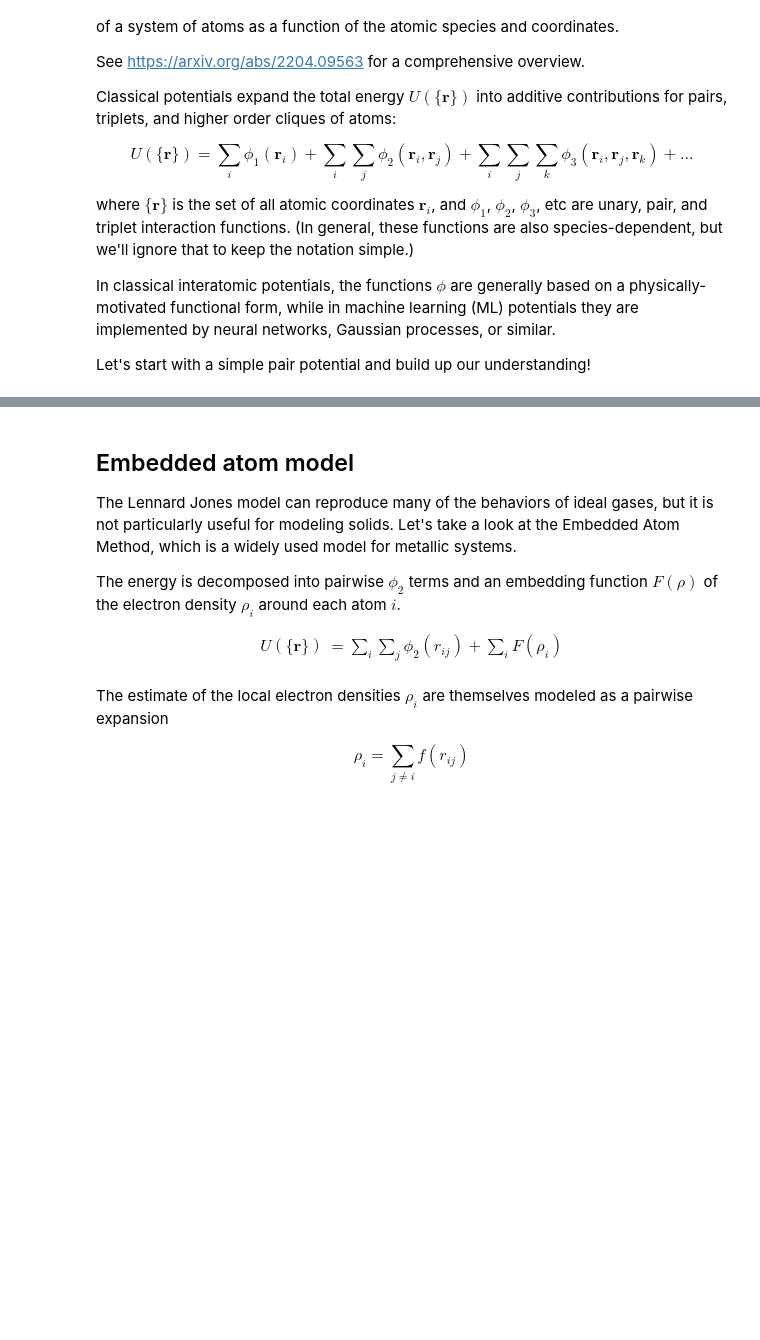
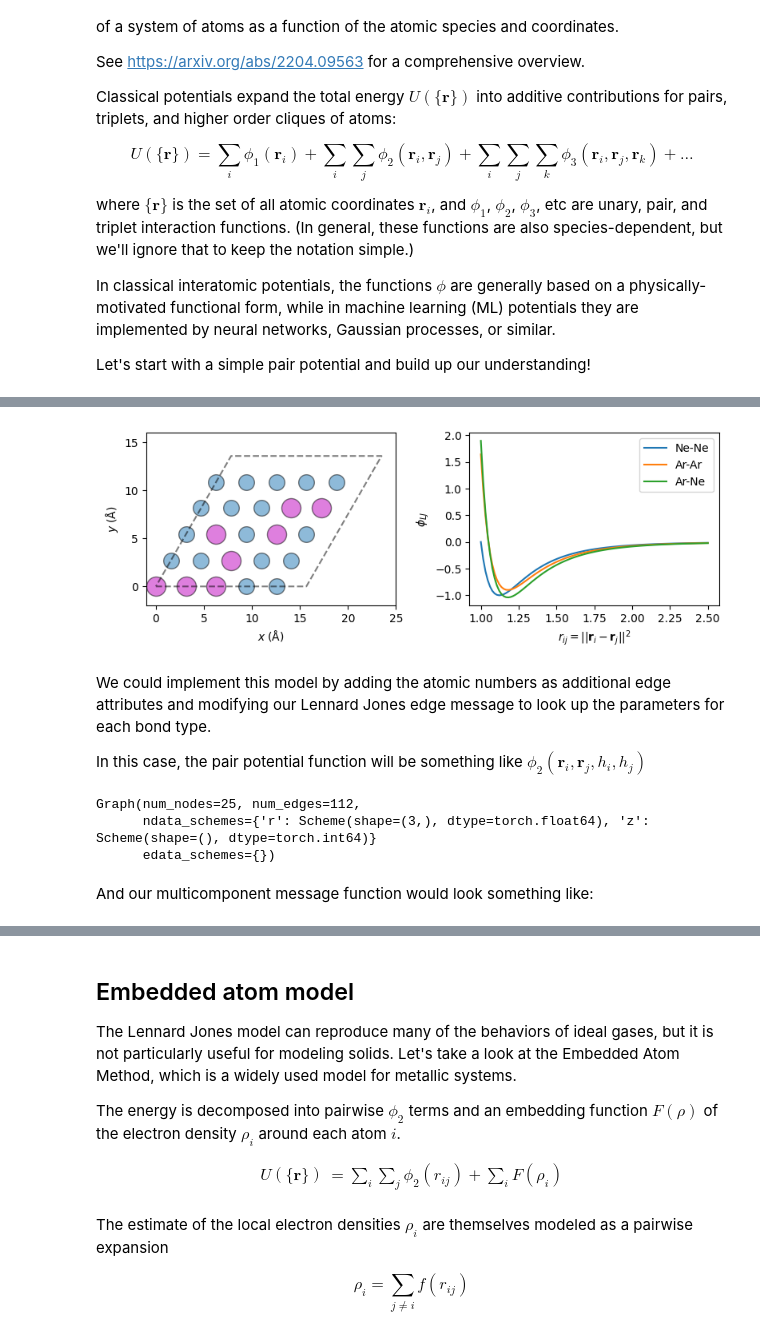
Before and after one commit to usnistgov/nfflr, a Jupyter notebook: notebooks/intro-to-gnn-potentials.ipynb, the cells around one changed output, grey strips where cells are left out. Saved outputs shown, nothing was run; the diff lists cells and outputs as text; code cells hidden in the pictures; blank space fills up the shorter version.

```diff
--- a/notebooks/intro-to-gnn-potentials.ipynb
+++ b/notebooks/intro-to-gnn-potentials.ipynb
@@ -139,0 +168,42 @@ The [full implementation](https://github.com/usnistgov/nfflr/blob/3455de156d66f2
+# %%
+# we'll use fake indices instead of atomic numbers to simplify storing model parameters...
+z = np.random.choice([0, 1], len(slab), p=[0.7, 0.3])
+slab.set_atomic_numbers(z)
+
+fig, axes = plt.subplots(ncols=2, figsize=(8,3))
+ax = axes[0]
+ax.scatter(r1[z == 0], r2[z == 0], s=200, edgecolors="k", alpha=0.5)
+ax.scatter(r1[z != 0], r2[z != 0], s=300, edgecolors="k", alpha=0.5, color="m")
+draw_cell(slab, ax)
+
+ax.axis("equal")
+ax.set(xlim=(-1, 25), ylim=(-1, 15));
+
+ax = axes[1]
+rs = np.linspace(1, 2.5, 100)
+ax.plot(rs, lj(rs), label="Ne-Ne")
+ax.plot(rs, lj(rs, sigma=1.05, epsilon=0.9), label="Ar-Ar")
+ax.plot(rs, lj(rs, sigma=1.05, epsilon=1.04), label="Ar-Ne")
+ax.set(xlabel=r"$r_{ij} = ||\mathbf{r}_i - \mathbf{r}_j||^2$", ylabel=r"$\phi_{LJ}{(r)$")
+plt.legend();
+plt.tight_layout()
+# %% [output]
+[figure, added]
+# %% [markdown]
+We could implement this model by adding the atomic numbers as additional edge attributes and modifying our Lennard Jones edge message to look up the parameters for each bond type.
+
+In this case, the pair potential function will be something like $\phi_2(\mathbf{r}_i, \mathbf{r}_j, h_i, h_j)$
+# %%
+r = torch.from_numpy(slab.get_positions())
+r.requires_grad_(True)
+g = dgl.radius_graph(r, cutoff)
+
+g.ndata["r"] = r
+g.ndata["z"] = torch.from_numpy(slab.get_atomic_numbers())
+g
+# %% [output]
+Graph(num_nodes=25, num_edges=112,
+      ndata_schemes={'r': Scheme(shape=(3,), dtype=torch.float64), 'z': Scheme(shape=(), dtype=torch.int64)}
+      edata_schemes={})
+# %% [markdown]
+And our multicomponent message function would look something like:
```
Also changed, not shown: parts of 87 cells of this notebook.
